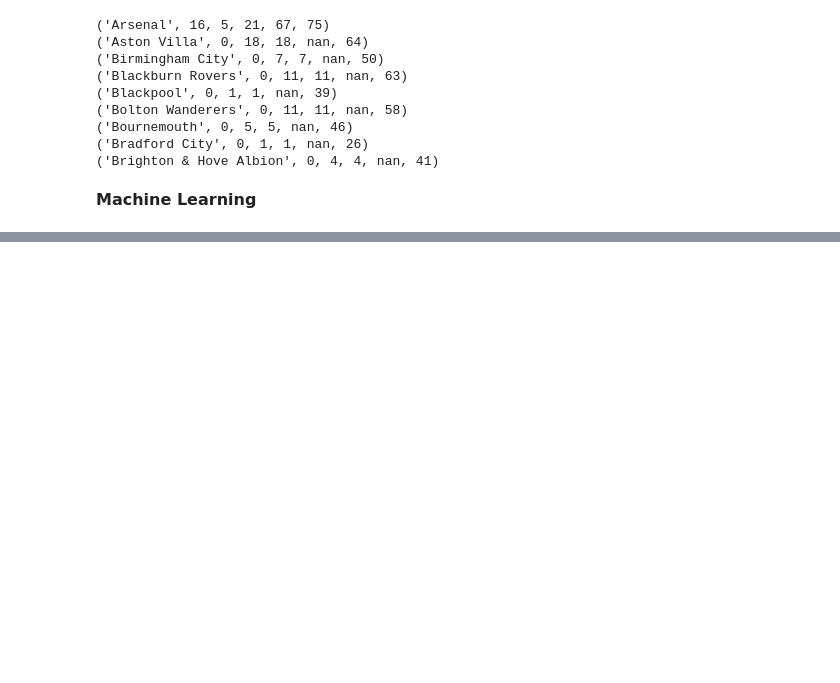
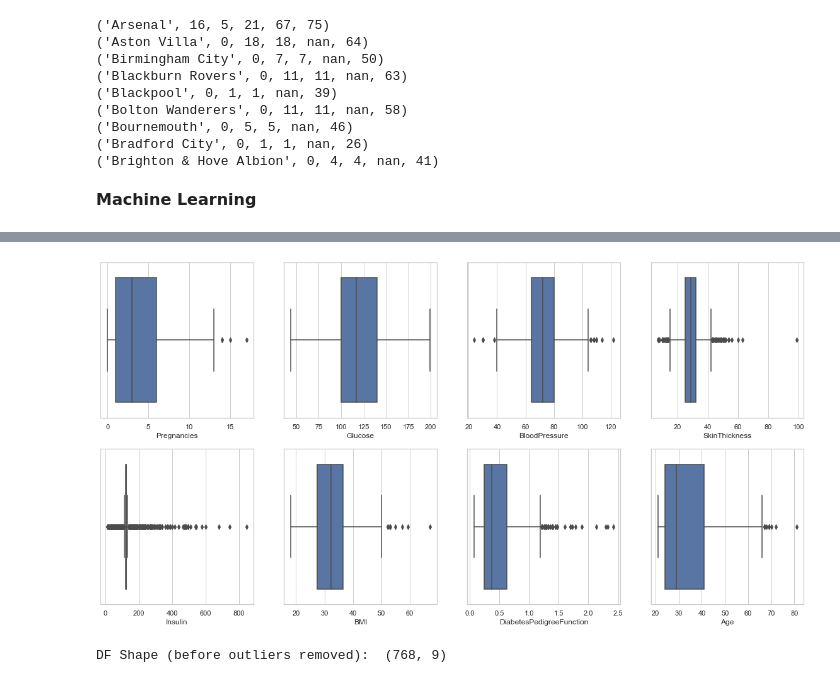
Before and after one commit to riju-s/UCD_FidelityC_Riju_Sathyan_Final_Assignment, a Jupyter notebook: Final Submission - Riju Sathyan.ipynb, the cells around one changed output, grey strips where cells are left out. Cells and saved outputs as stored; diff of their text form; code cells hidden in the pictures; blank space fills up the shorter version.

```diff
--- a/Final Submission - Riju Sathyan.ipynb
+++ b/Final Submission - Riju Sathyan.ipynb
@@ -334,0 +501,4 @@ for x in all_teams[0:9]:
+# %%
+col_dq = ["Glucose","BloodPressure","SkinThickness","Insulin","BMI"]  # Zero pregancies are deemed a valid result
+df[col_dq] = df[col_dq].replace(['0',0], np.nan)
+df.isnull().sum()
@@ -334,0 +528,3 @@ for x in all_teams[0:9]:
+# %%
+df[col_dq] = df[col_dq].fillna(df[col_dq].median())
+df.describe()
@@ -334,0 +541,15 @@ for x in all_teams[0:9]:
+# %%
+counter = 1
+
+f = plt.figure(figsize=(20,10))
+
+for col in df.columns[0:8]:
+    f.add_subplot(2,4,counter)
+    sns.boxplot(x=df[col])
+    counter = counter + 1
+# %% [output]
+[figure, added]
+# %%
+print("DF Shape (before outliers removed): ", df.shape)
+# %% [output]
+DF Shape (before outliers removed):  (768, 9)
```
Also changed, not shown: parts of 45 cells of this notebook, 6 other files.
